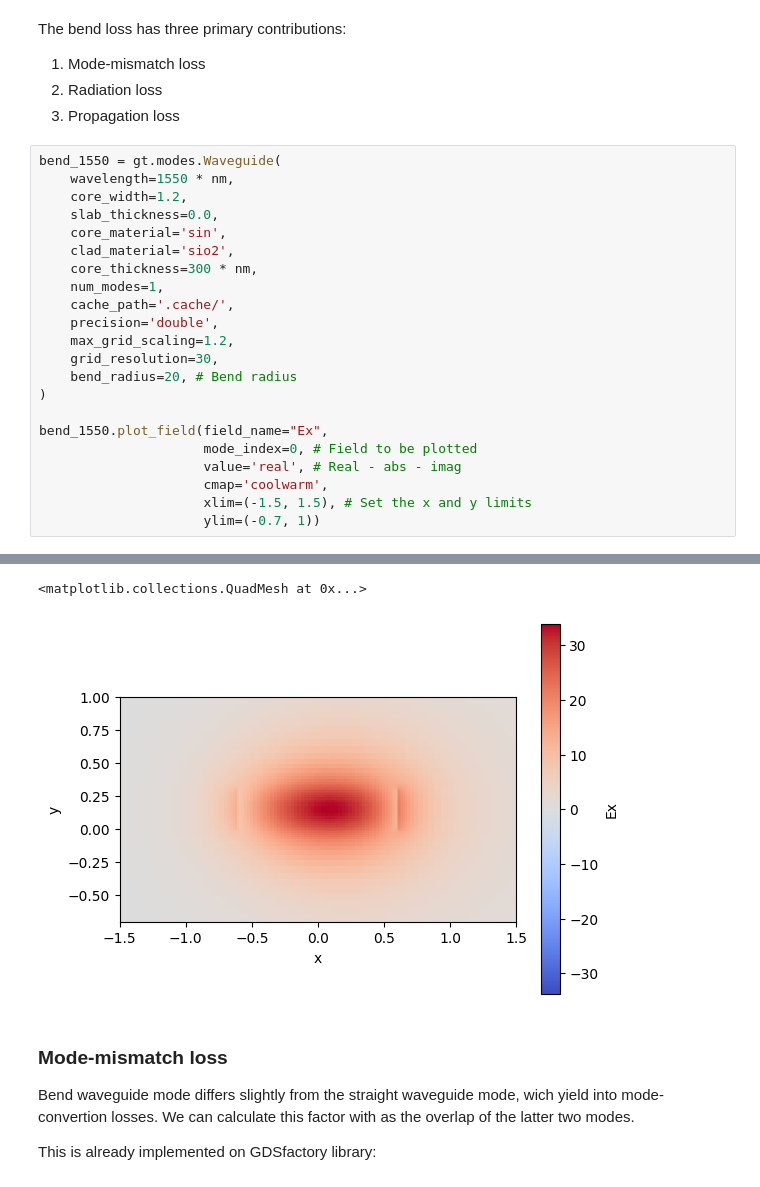
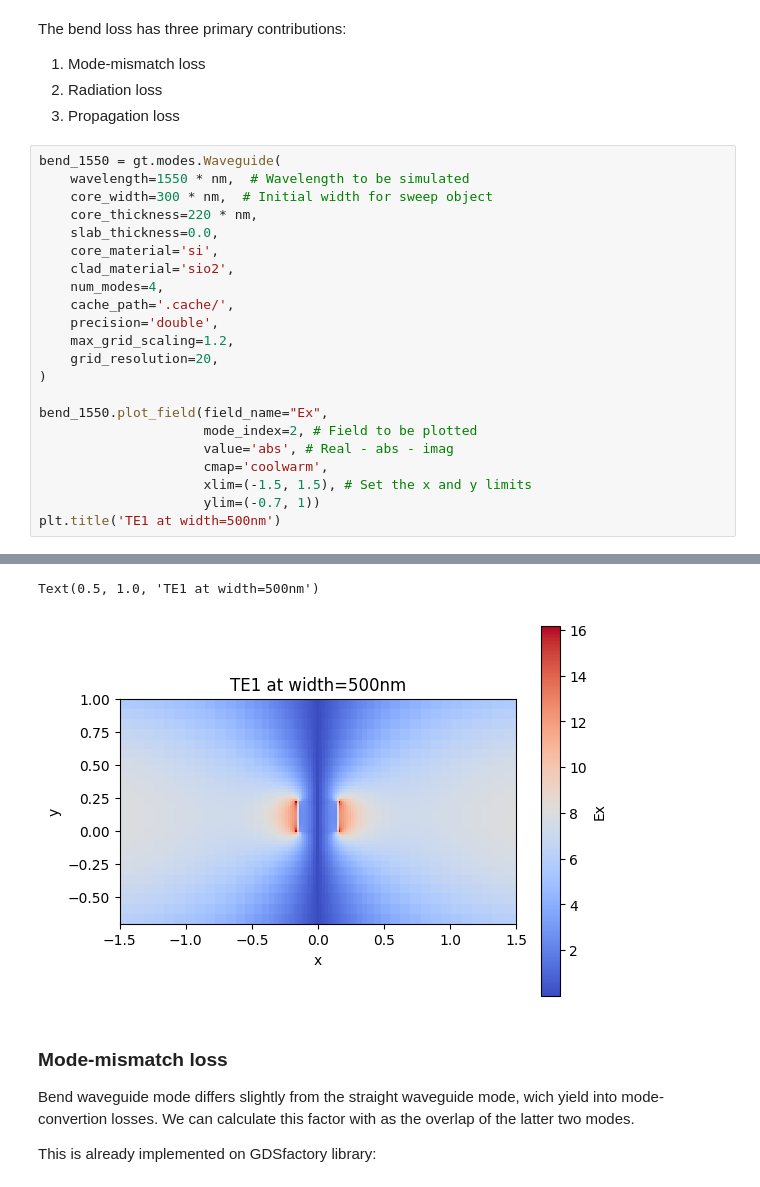
Before and after one commit to lorenagomezdiego/cifoin-lab1, a Jupyter notebook: WAVEGUIDES_Student.ipynb, the cells around one changed output, grey strips where cells are left out. Saved outputs shown, nothing was run; the diff lists cells and outputs as text.

```diff
--- a/WAVEGUIDES_Student.ipynb
+++ b/WAVEGUIDES_Student.ipynb
@@ -494,24 +486,24 @@ The bend loss has three primary contributions:
 3. Propagation loss
 # %%
 bend_1550 = gt.modes.Waveguide(
-    wavelength=1550 * nm,
-    core_width=1.2,
+    wavelength=1550 * nm,  # Wavelength to be simulated
+    core_width=300 * nm,  # Initial width for sweep object
+    core_thickness=220 * nm,
     slab_thickness=0.0,
-    core_material='sin',
+    core_material='si',
     clad_material='sio2',
-    core_thickness=300 * nm,
-    num_modes=1,
+    num_modes=4,
     cache_path='.cache/',
     precision='double',
     max_grid_scaling=1.2,
-    grid_resolution=30,
-    bend_radius=20, # Bend radius
+    grid_resolution=20,
 )
 
 bend_1550.plot_field(field_name="Ex",
-                     mode_index=0, # Field to be plotted
-                     value='real', # Real - abs - imag
+                     mode_index=2, # Field to be plotted
+                     value='abs', # Real - abs - imag
                      cmap='coolwarm',
                      xlim=(-1.5, 1.5), # Set the x and y limits
                      ylim=(-0.7, 1))
+plt.title('TE1 at width=500nm')
 # %% [output]
@@ -519,5 +511,5 @@ bend_1550.plot_field(field_name="Ex",
-<matplotlib.collections.QuadMesh at 0x...>
+Text(0.5, 1.0, 'TE1 at width=500nm')
-[figure, old version]
+[figure, new version]
 # %% [markdown]
 ### Mode-mismatch loss
 
```
Also changed, not shown: parts of 11 cells of this notebook.
